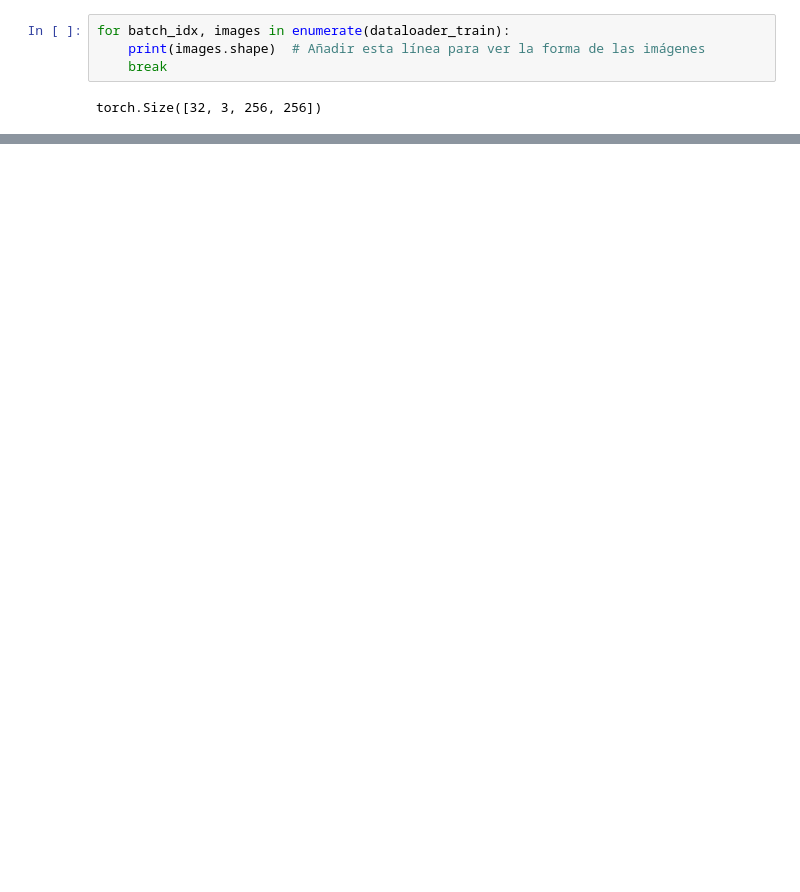
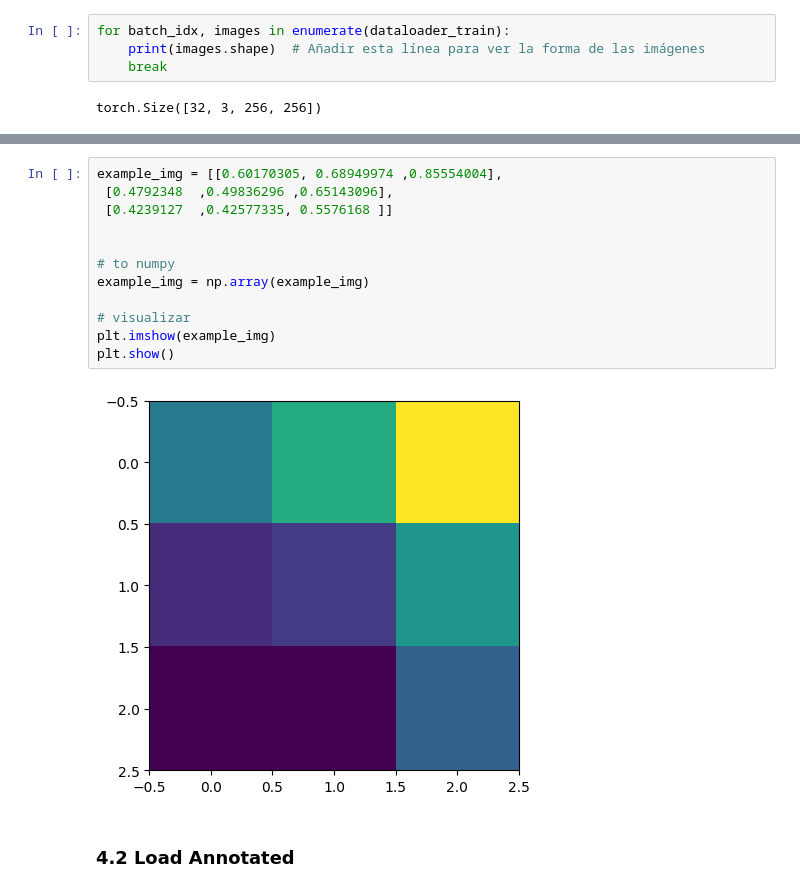
Before and after one commit to NIU1637558/psiv-repte3, a Jupyter notebook: proves_andreu.ipynb, the cells around one changed output, grey strips where cells are left out. Saved outputs shown, nothing was run; the diff lists cells and outputs as text; blank space fills up the shorter version.

```diff
--- a/proves_andreu.ipynb
+++ b/proves_andreu.ipynb
@@ -825,0 +992,16 @@ torch.Size([32, 3, 256, 256])
+# %%
+example_img = [[0.60170305, 0.68949974 ,0.85554004],
+ [0.4792348  ,0.49836296 ,0.65143096],
+ [0.4239127  ,0.42577335, 0.5576168 ]]
+
+
+# to numpy
+example_img = np.array(example_img)
+
+# visualizar
+plt.imshow(example_img)
+plt.show()
+# %% [output]
+[figure, added]
+# %% [markdown]
+### 4.2 Load Annotated
```
Also changed, not shown: parts of 23 cells of this notebook.
